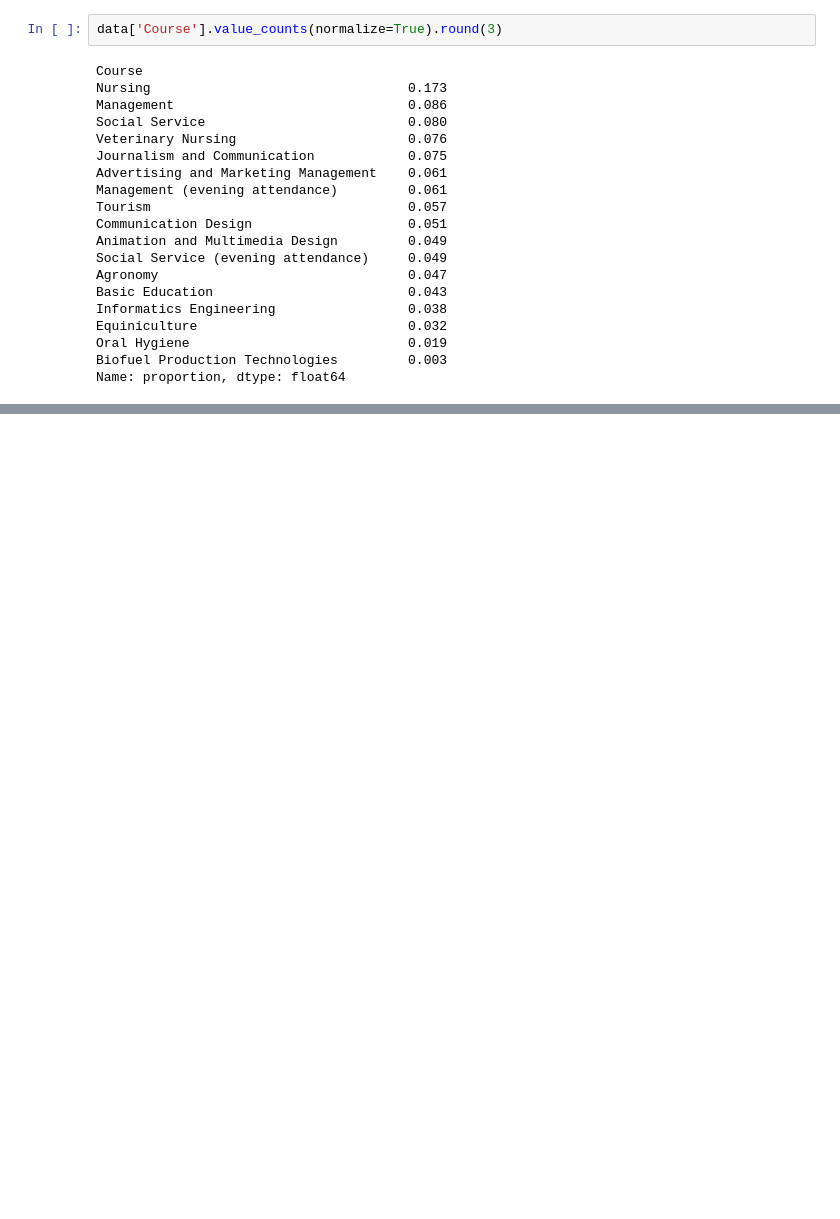
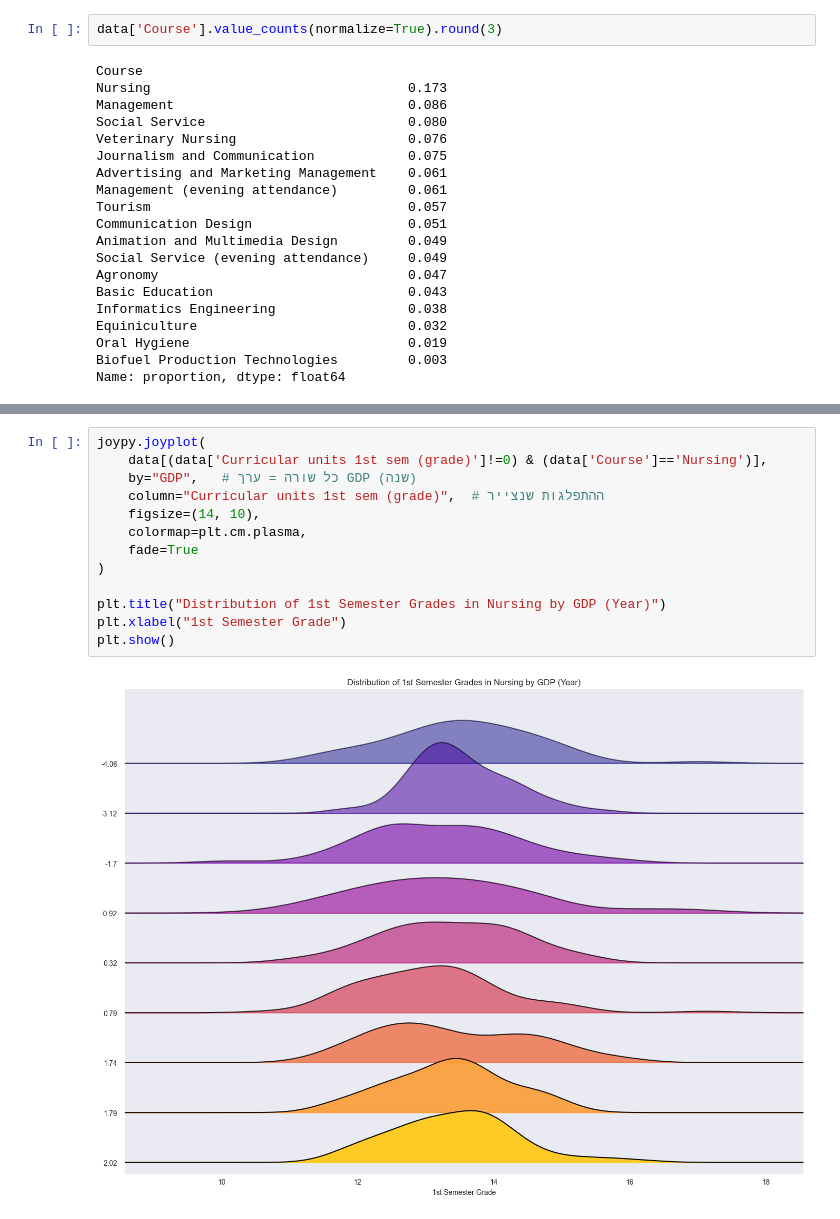
Before and after one commit to tamirlitbak/students_dropout_prediction, a Jupyter notebook: univariate_analysis.ipynb, the cells around one changed output, grey strips where cells are left out. Drawn from its saved outputs; the diff is of its cells as text; blank space fills up the shorter version.

```diff
--- a/univariate_analysis.ipynb
+++ b/univariate_analysis.ipynb
@@ -100,0 +249,15 @@ Name: proportion, dtype: float64
+# %%
+joypy.joyplot(
+    data[(data['Curricular units 1st sem (grade)']!=0) & (data['Course']=='Nursing')],
+    by="GDP",   # כל שורה = ערך GDP (שנה)
+    column="Curricular units 1st sem (grade)",  # ההתפלגות שנצייר
+    figsize=(14, 10),
+    colormap=plt.cm.plasma,
+    fade=True
+)
+
+plt.title("Distribution of 1st Semester Grades in Nursing by GDP (Year)")
+plt.xlabel("1st Semester Grade")
+plt.show()
+# %% [output]
+[figure, added]
```
Also changed, not shown: parts of 29 cells of this notebook, 9 other files.
